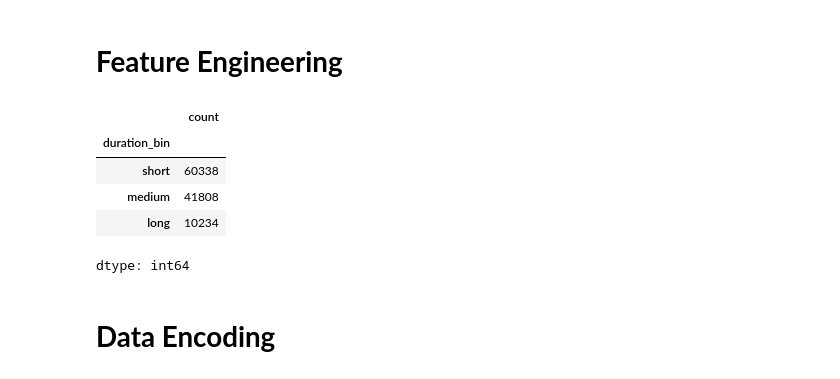
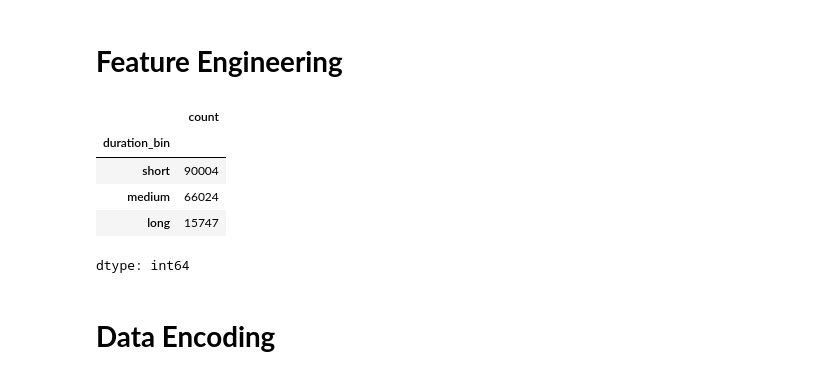
Before and after one commit to ArunK-ML/Project---TripFare-Predicting-Urban-Taxi-Fare-with-Machine-Learning, a Jupyter notebook: Taxi_trip_Finalone_again try.ipynb, the cells around one changed output. Saved outputs shown, nothing was run; the diff lists cells and outputs as text; code cells hidden in the pictures.

```diff
--- a/Taxi_trip_Finalone_again try.ipynb
+++ b/Taxi_trip_Finalone_again try.ipynb
@@ -1029,37 +1031,37 @@ Encode Categorical Variables: Convert payment_type (Card, Cash) into a binary fo
 # %% [markdown]
 # **handle outliers**
 # %%
-numerical_cols = ['passenger_count', 'trip_distance_miles', 'fare_amount', 'Duration']
-def cap_outliers_iqr(df, column):
-    Q1 = df[column].quantile(0.25) # get q1
-    Q3 = df[column].quantile(0.75) # get q3
+numerical_cols = ['passenger_count', 'trip_distance_miles', 'fare_amount','total_amount', 'Duration']
+def cap_outliers_iqr(df_filter, column):
+    Q1 = df_filter[column].quantile(0.25) # get q1
+    Q3 = df_filter[column].quantile(0.75) # get q3
     IQR = Q3 - Q1  # inter quartile range
     lower_bound = Q1 - 1.5 * IQR  # for upper outliers
     upper_bound = Q3 + 1.5 * IQR  # for lower outliers
 
     # clipping outliers -> if X < lower_bound set X = lower_bound & if X > upper_bound set X = upper_bound
-    df[column] = df[column].clip(lower=lower_bound, upper=upper_bound)
-    return df
+    df_filter[column] = df_filter[column].clip(lower=lower_bound, upper=upper_bound)
+    return df_filter
 
 # Apply Outliers On Data
 for col in numerical_cols:
-    df = cap_outliers_iqr(df, col)
+    df_filter = cap_outliers_iqr(df_filter, col)
 # %% [markdown]
 # **Feature Engineering**
 # %%
 # Creat New Feature Name fare_per_mile
-df['fare_per_mile'] = df['fare_amount'] / (df['trip_distance_miles'] + 0.01)
+df_filter['fare_per_mile'] = df_filter['fare_amount'] / (df_filter['trip_distance_miles'] + 0.01)
 
 # Bin duration into categories: short (0–10 mins), medium (10–20 mins), long (>20 mins)
-df['duration_bin'] = pd.cut(df['Duration'], bins=[0, 10, 20, float('inf')], labels=['short', 'medium', 'long'], include_lowest=True)
+df_filter['duration_bin'] = pd.cut(df_filter['Duration'], bins=[0, 10, 20, float('inf')], labels=['short', 'medium', 'long'], include_lowest=True)
 # %%
-df['duration_bin'].value_counts()
+df_filter['duration_bin'].value_counts()
 # %% [output]
 |  | count |
 | duration_bin |  |
-| short | 60338 |
-| medium | 41808 |
-| long | 10234 |
+| short | 90004 |
+| medium | 66024 |
+| long | 15747 |
 dtype: int64
 # %% [markdown]
 # **Data Encoding**
```
Also changed, not shown: parts of 4 cells of this notebook.
